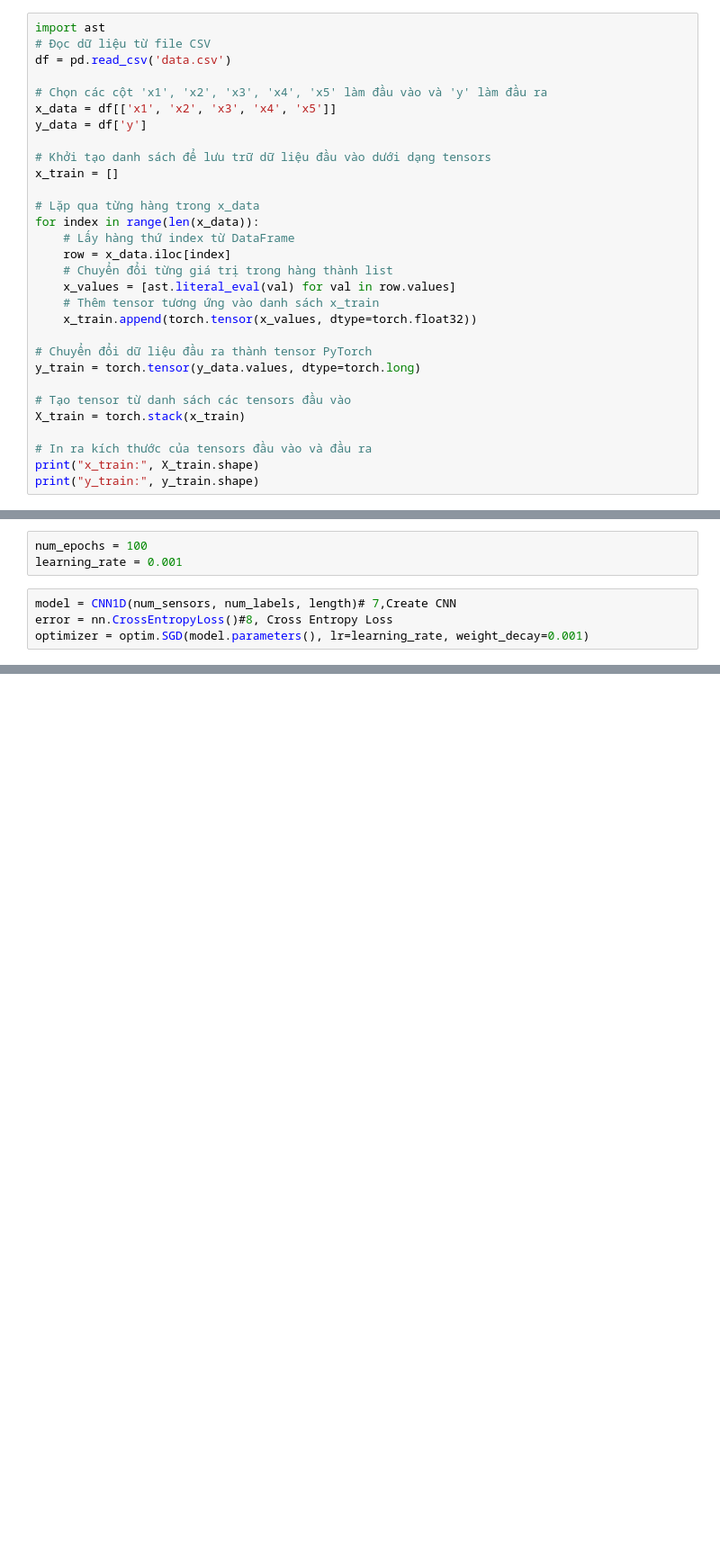
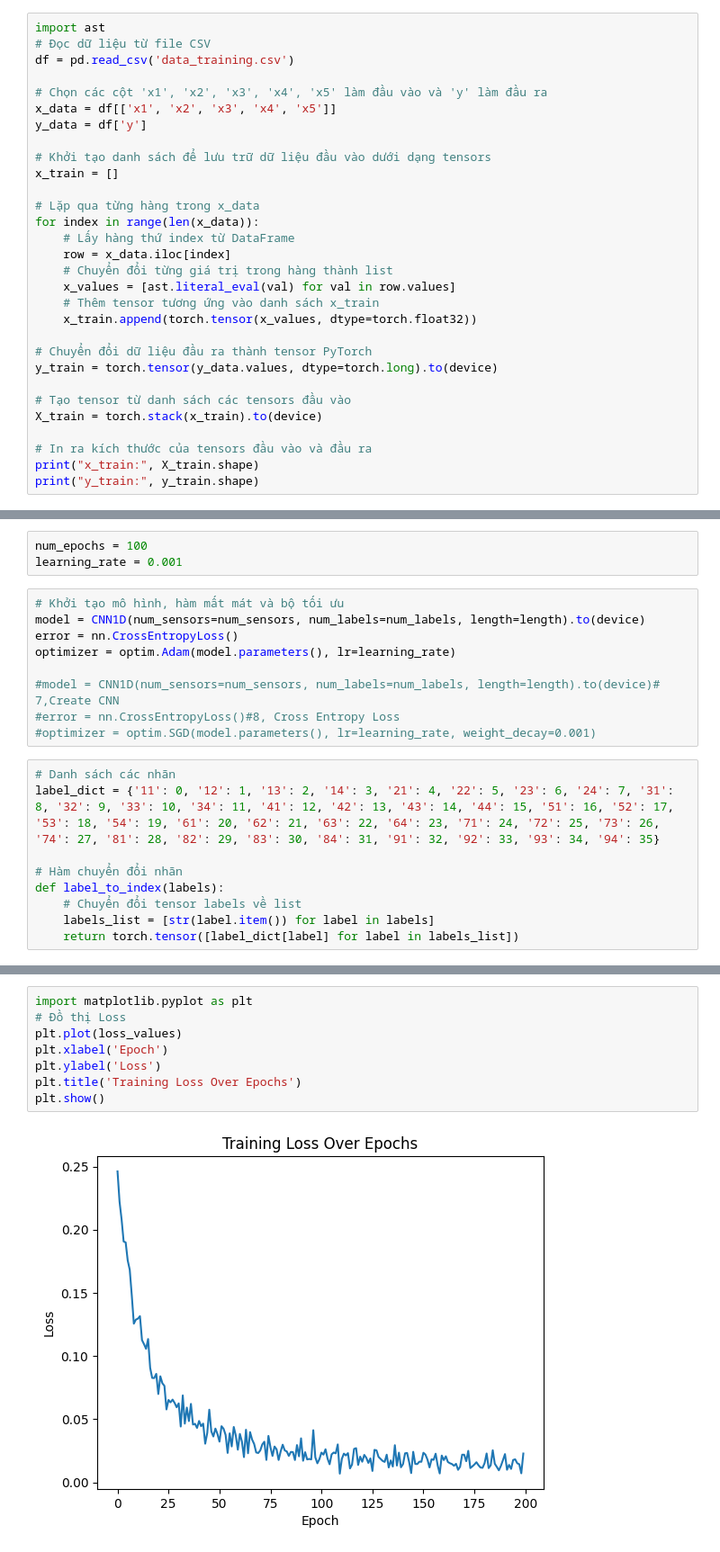
Before and after one commit to Nguyendzai/ML_Array_Algorithm, a Jupyter notebook: CNN_pj1_v1.ipynb, the cells around one changed output, grey strips where cells are left out. Shown at 90% size. Drawn from its saved outputs; the diff is of its cells as text; blank space fills up the shorter version.

```diff
--- a/CNN_pj1_v1.ipynb
+++ b/CNN_pj1_v1.ipynb
@@ -9,7 +11,7 @@ device = torch.device("cuda" if torch.cuda.is_available() else "cpu")
 # %%
 import ast
 # Đọc dữ liệu từ file CSV
-df = pd.read_csv('data.csv')
+df = pd.read_csv('data_training.csv')
 
 # Chọn các cột 'x1', 'x2', 'x3', 'x4', 'x5' làm đầu vào và 'y' làm đầu ra
 x_data = df[['x1', 'x2', 'x3', 'x4', 'x5']]
@@ -28,10 +30,10 @@ for index in range(len(x_data)):
     x_train.append(torch.tensor(x_values, dtype=torch.float32))
 
 # Chuyển đổi dữ liệu đầu ra thành tensor PyTorch
-y_train = torch.tensor(y_data.values, dtype=torch.long)
+y_train = torch.tensor(y_data.values, dtype=torch.long).to(device)
 
 # Tạo tensor từ danh sách các tensors đầu vào
-X_train = torch.stack(x_train)
+X_train = torch.stack(x_train).to(device)
 
 # In ra kích thước của tensors đầu vào và đầu ra
 print("x_train:", X_train.shape)
@@ -101,7 +107,21 @@ class CNN1D(nn.Module):
 num_epochs = 100
 learning_rate = 0.001
 # %%
-model = CNN1D(num_sensors, num_labels, length)# 7,Create CNN
-error = nn.CrossEntropyLoss()#8, Cross Entropy Loss
-optimizer = optim.SGD(model.parameters(), lr=learning_rate, weight_decay=0.001)
+# Khởi tạo mô hình, hàm mất mát và bộ tối ưu
+model = CNN1D(num_sensors=num_sensors, num_labels=num_labels, length=length).to(device)
+error = nn.CrossEntropyLoss()
+optimizer = optim.Adam(model.parameters(), lr=learning_rate)
+
+#model = CNN1D(num_sensors=num_sensors, num_labels=num_labels, length=length).to(device)# 7,Create CNN
+#error = nn.CrossEntropyLoss()#8, Cross Entropy Loss
+#optimizer = optim.SGD(model.parameters(), lr=learning_rate, weight_decay=0.001)
+# %%
+# Danh sách các nhãn
+label_dict = {'11': 0, '12': 1, '13': 2, '14': 3, '21': 4, '22': 5, '23': 6, '24': 7, '31': 8, '32': 9, '33': 10, '34': 11, '41': 12, '42': 13, '43': 14, '44': 15, '51': 16, '52': 17, '53': 18, '54': 19, '61': 20, '62': 21, '63': 22, '64': 23, '71': 24, '72': 25, '73': 26, '74': 27, '81': 28, '82': 29, '83': 30, '84': 31, '91': 32, '92': 33, '93': 34, '94': 35}
+
+# Hàm chuyển đổi nhãn
+def label_to_index(labels):
+    # Chuyển đổi tensor labels về list
+    labels_list = [str(label.item()) for label in labels]
+    return torch.tensor([label_dict[label] for label in labels_list])
 # %%
@@ -150,0 +170,10 @@ RuntimeError: Given groups=1, weight of size [128, 5, 3], expected input[1, 32,
+# %%
+import matplotlib.pyplot as plt
+# Đồ thị Loss
+plt.plot(loss_values)
+plt.xlabel('Epoch')
+plt.ylabel('Loss')
+plt.title('Training Loss Over Epochs')
+plt.show()
+# %% [output]
+[figure, added]
```
Also changed, not shown: parts of 11 cells of this notebook, 9 other files.
